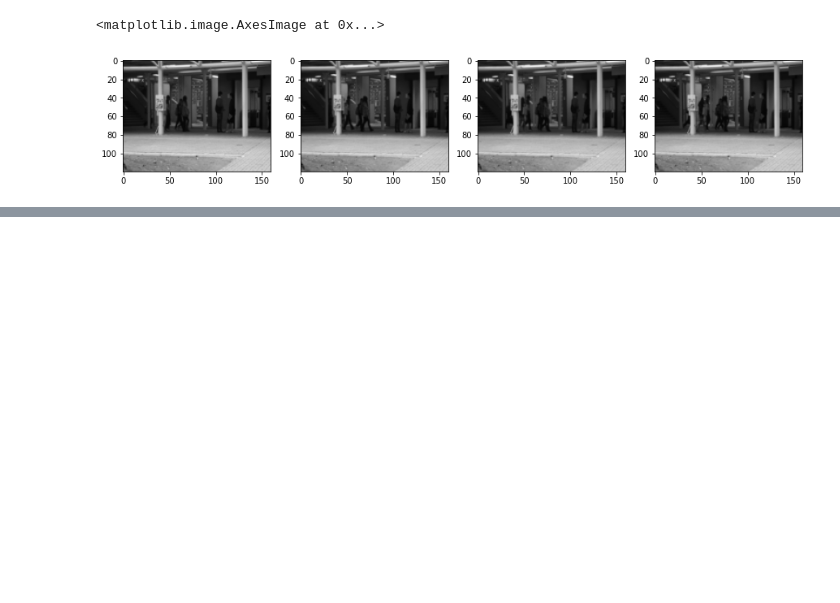
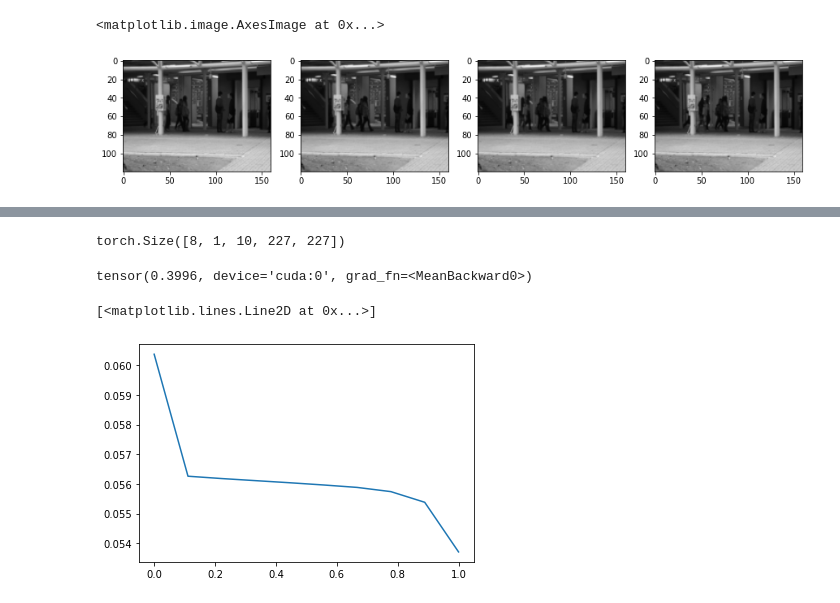
Before and after one commit to damiankucharski/Spatiotemporal-Autoencoder-Anomaly-Detection, a Jupyter notebook: loading.ipynb, the cells around one changed output, grey strips where cells are left out. Saved outputs shown, nothing was run; the diff lists cells and outputs as text; code cells hidden in the pictures; blank space fills up the shorter version.

```diff
--- a/loading.ipynb
+++ b/loading.ipynb
@@ -111,0 +142,43 @@ torch.Size([32, 16, 128, 128])
+# %%
+device = torch.device('cuda')
+model = SpatialEncoder()
+model = model.to(device)
+# %%
+optimizer = torch.optim.SGD(model.parameters(), lr=0.01, momentum=0.9)
+loss = nn.MSELoss()
+epochs = 10
+
+set_train = AnomalyDataset(data_set, train=True)
+set_test = AnomalyDataset(data_set, train=False)
+
+train_loader = torch.utils.data.DataLoader(set_train, batch_size=8, shuffle=True)
+test_loader = torch.utils.data.DataLoader(set_test, batch_size=8, shuffle=True)
+# %%
+losses_train = []
+losses_test = []
+# %%
+for i in tqdm.tqdm(range(epochs)):
+
+  print('train')
+  batch_loss_train = []
+  model.train()
+  for X_batch in tqdm.tqdm(train_loader):
+    optimizer.zero_grad()
+    X_batch = X_batch.to(device)
+    predictions = model(X_batch)
+    loss_val = loss(predictions, X_batch)
+    batch_loss_train.append(loss_val.item())
+    loss_val.backward()
+    optimizer.step()
+  losses_train.append(np.mean(batch_loss_train))
+
+  print('test')
+
+  model.eval()
+  batch_loss_test = []
+  for X_batch in tqdm.tqdm(test_loader):
+    X_batch = X_batch.to(device)
+    predictions = model(X_batch)
+    loss_val = loss(predictions, X_batch)
+    batch_loss_test.append(loss_val.item())
+  losses_test.append(np.mean(batch_loss_test))
@@ -111,0 +187,8 @@ torch.Size([32, 16, 128, 128])
+# %%
+x.shape
+# %% [output]
+torch.Size([8, 1, 10, 227, 227])
+# %%
+torch.mean(model(x.to(device)))
+# %% [output]
+tensor(0.3996, device='cuda:0', grad_fn=<MeanBackward0>)
@@ -111,0 +197,5 @@ torch.Size([32, 16, 128, 128])
+# %%
+plt.plot(np.linspace(0,1,len(losses_train)), losses_train)
+# %% [output]
+[<matplotlib.lines.Line2D at 0x...>]
+[figure, added]
```
Also changed, not shown: parts of 44 cells of this notebook.
